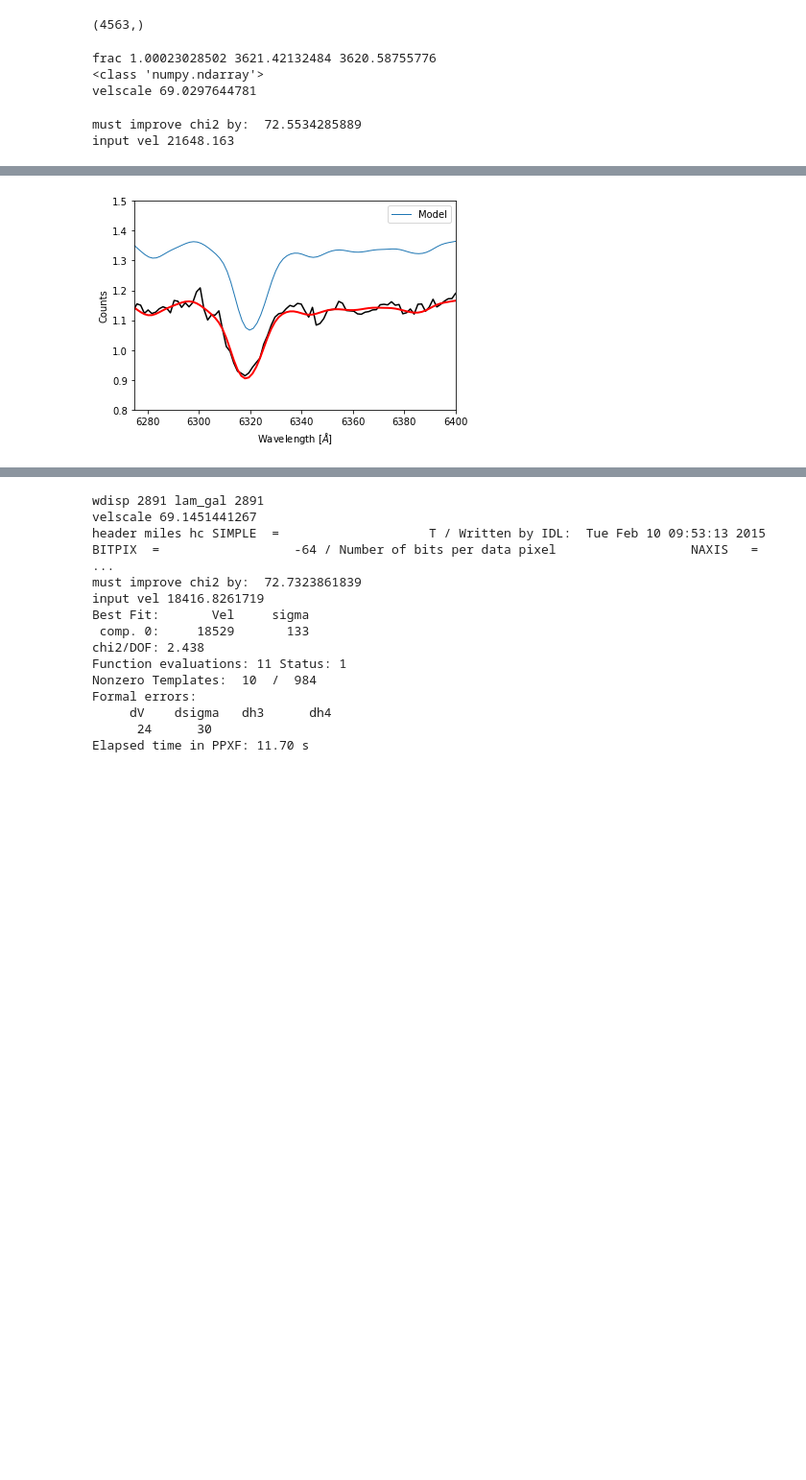
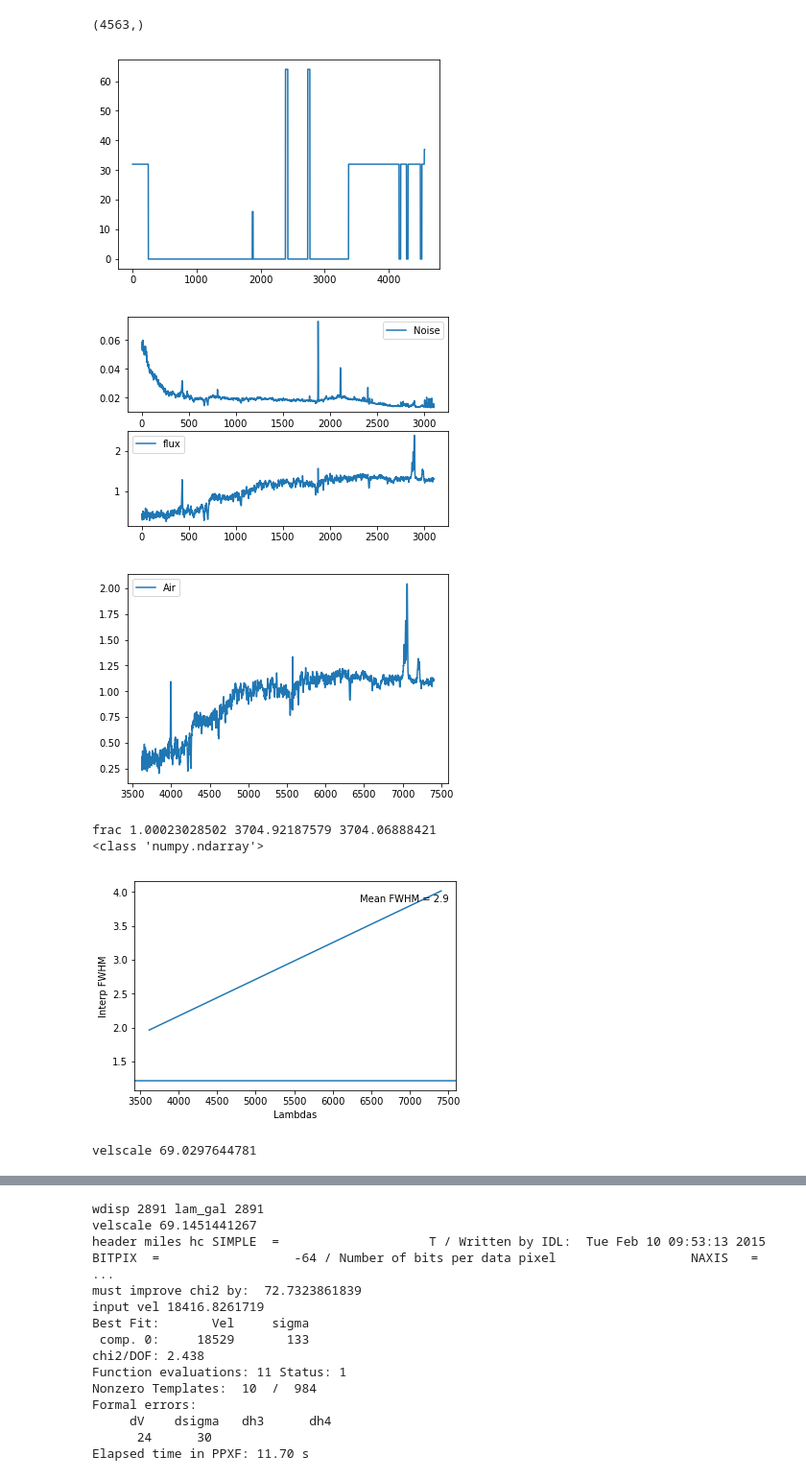
Before and after one commit to beckynevin/ppxf_MaNGA, a Jupyter notebook: checking_MaNGA_ppxf.ipynb, the cells around one changed output, grey strips where cells are left out. Shown: that part at 96% size. Cells and saved outputs as stored; diff of their text form; code cells hidden in the pictures; blank space fills up the shorter version.

```diff
--- a/checking_MaNGA_ppxf.ipynb
+++ b/checking_MaNGA_ppxf.ipynb
@@ -139,10 +139,12 @@ from ppxf import ppxf
 import ppxf_util as util
 plt.clf()
 # %%
-y=ppxf_miles(xs,ys,noise,mask,1,'no',0,'yes',8,-1,100,0,0, logcube[0].header['SCINPVEL'],  logcube[0].header['SCINPSIG'], 2)
+y=ppxf_miles(xs,ys,noise,mask,1,'yes',0,'yes',8,-1,100,0,0, logcube[0].header['SCINPVEL'],  logcube[0].header['SCINPSIG'], 2)
 # %% [output]
+[figure, new version]
+[figure, added]
+[figure, added]
-frac 1.00023028502 3621.42132484 3620.58755776
+frac 1.00023028502 3704.92187579 3704.06888421
 <class 'numpy.ndarray'>
-velscale 69.0297644781
+[figure, added]
-must improve chi2 by:  72.5534285889
-input vel 21648.163
+velscale 69.0297644781
@@ -158 +153,0 @@ Elapsed time in PPXF: 2.69 s
-[figure, old version]
```
Also changed, not shown: parts of 12 cells of this notebook.
